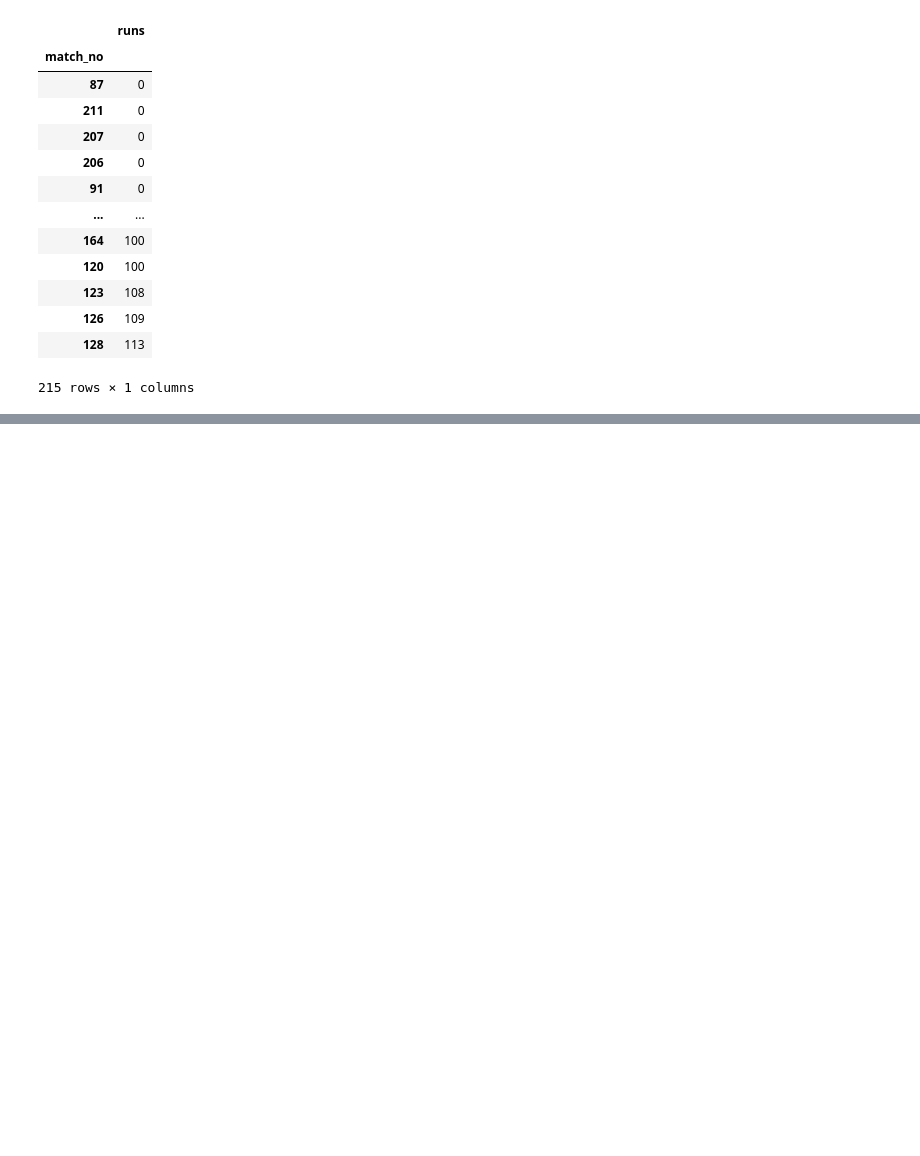
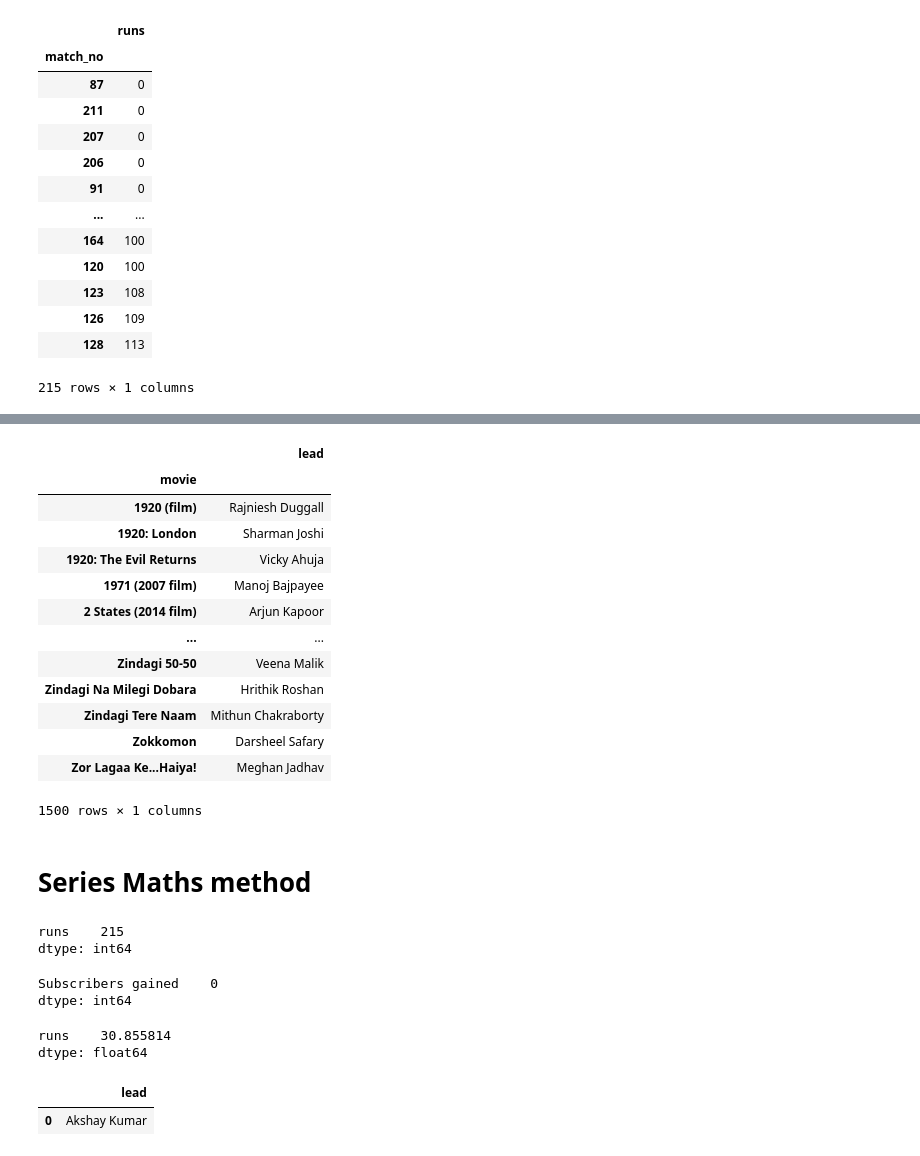
Before and after one commit to thesujalgaur/DATA-SCIENCE-Personal, a Jupyter notebook: Pandas/pandas_series.ipynb, the cells around one changed output, grey strips where cells are left out. Drawn from its saved outputs; the diff is of its cells as text; code cells hidden in the pictures; blank space fills up the shorter version.

```diff
--- a/Pandas/pandas_series.ipynb
+++ b/Pandas/pandas_series.ipynb
@@ -159,0 +284,44 @@ vk
+# %%
+bolly
+# %% [output]
+|  | lead |
+| movie |  |
+| 1920 (film) | Rajniesh Duggall |
+| 1920: London | Sharman Joshi |
+| 1920: The Evil Returns | Vicky Ahuja |
+| 1971 (2007 film) | Manoj Bajpayee |
+| 2 States (2014 film) | Arjun Kapoor |
+| ... | ... |
+| Zindagi 50-50 | Veena Malik |
+| Zindagi Na Milegi Dobara | Hrithik Roshan |
+| Zindagi Tere Naam | Mithun Chakraborty |
+| Zokkomon | Darsheel Safary |
+| Zor Lagaa Ke...Haiya! | Meghan Jadhav |
+1500 rows × 1 columns
+# %% [markdown]
+# Series Maths method
+# %%
+#count--> total no. of item  (not count missimg values)
+vk.count()
+# %% [output]
+runs    215
+dtype: int64
+# %%
+#sum--> Product
+subs.sum()
+subs.product()
+# %% [output]
+Subscribers gained    0
+dtype: int64
+# %%
+# mean/median/mode/std/variance
+vk.mean()
+# %% [output]
+runs    30.855814
+dtype: float64
+# %%
+vk.mode() #jo value sabse jyada baar data me aati h
+bolly.mode()
+# %% [output]
+|  | lead |
+| 0 | Akshay Kumar |
```
Also changed, not shown: parts of 41 cells of this notebook.
